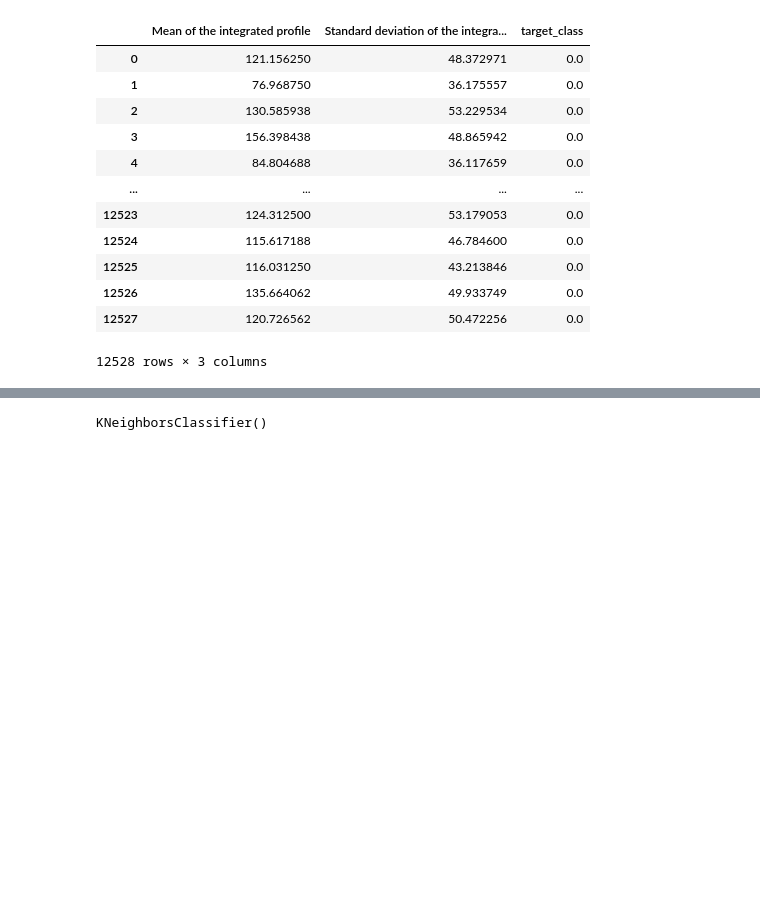
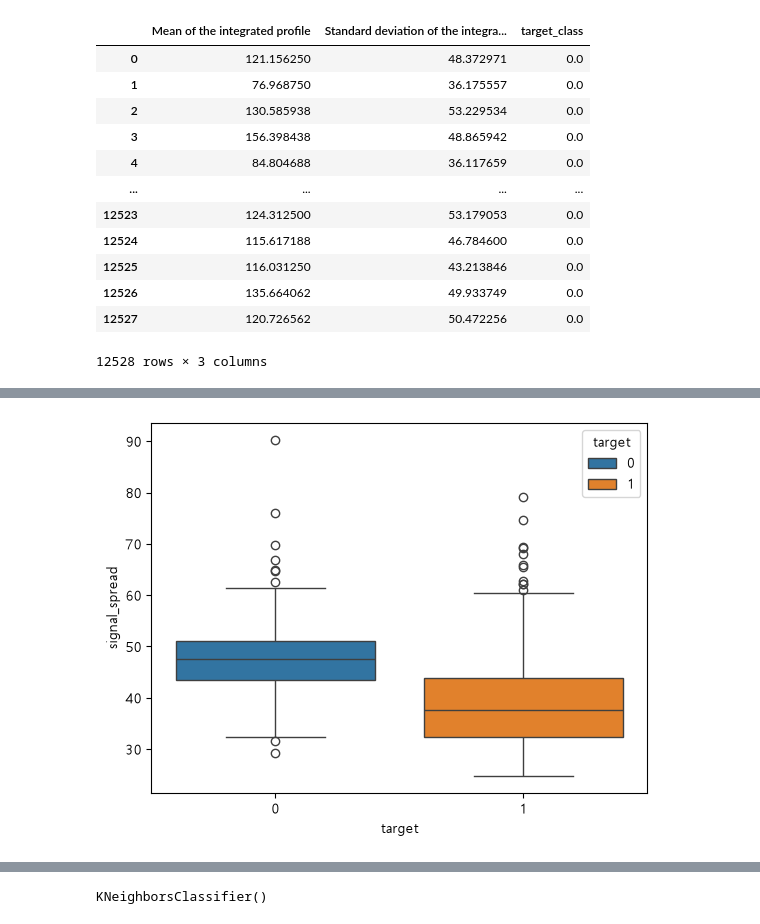
Before and after one commit to JiHyeokOh418/kdt-machine_learning, a Jupyter notebook: 5. KNN(펄서와 우주잡음).ipynb, the cells around one changed output, grey strips where cells are left out. Cells and saved outputs as stored; diff of their text form; code cells hidden in the pictures; blank space fills up the shorter version.

```diff
--- a/5. KNN(펄서와 우주잡음).ipynb
+++ b/5. KNN(펄서와 우주잡음).ipynb
@@ -158,0 +201,5 @@ y = new_df['target']
+# %%
+sns.boxplot(star_df, x="target", y="signal_spread", hue="target")
+plt.show()
+# %% [output]
+[figure, added]
```
Also changed, not shown: parts of 62 cells of this notebook, 1 other file.
